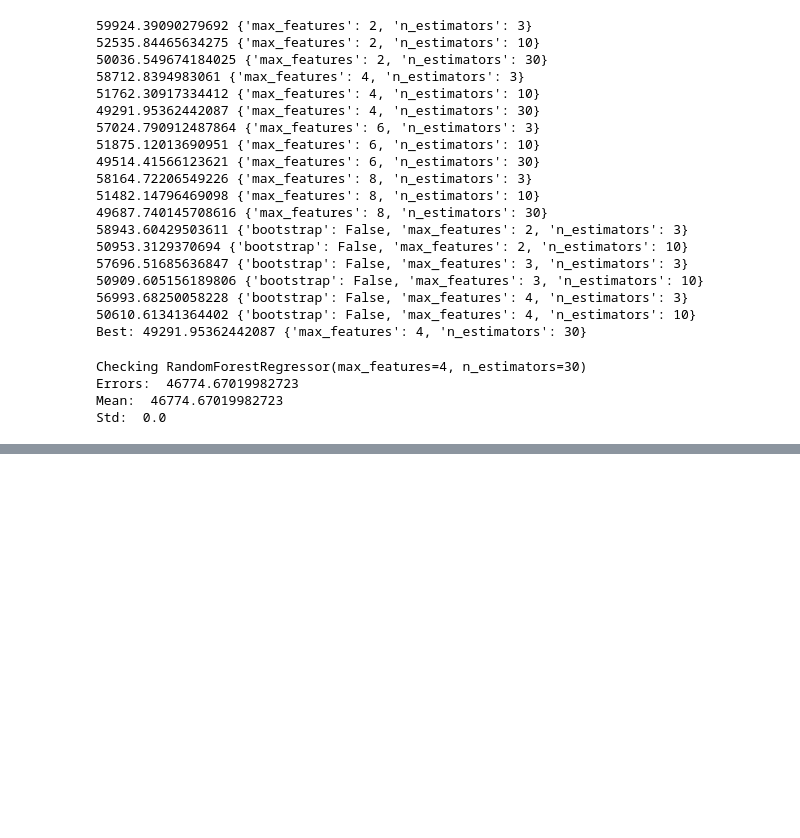
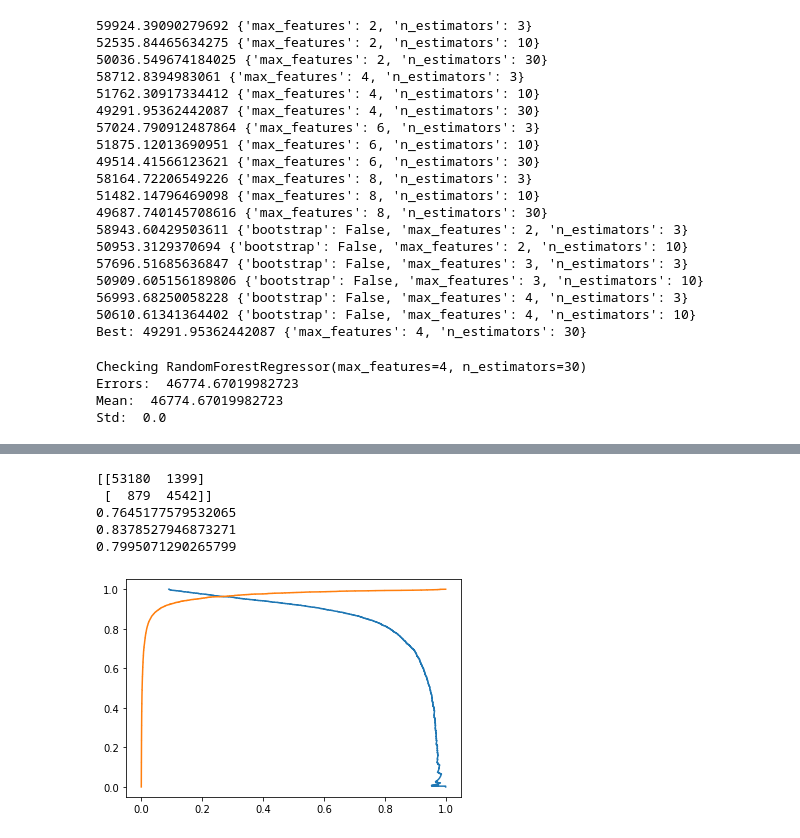
Before and after one commit to JustBeYou/MachineLearningStanford, a Jupyter notebook: hands_on/Hands-On Machine Learning.ipynb, the cells around one changed output, grey strips where cells are left out. Drawn from its saved outputs; the diff is of its cells as text; code cells hidden in the pictures; blank space fills up the shorter version.

```diff
--- a/hands_on/Hands-On Machine Learning.ipynb
+++ b/hands_on/Hands-On Machine Learning.ipynb
@@ -381,0 +397,7 @@ Std:  0.0
+# %%
+train_set_size = 60000
+X_train, X_test, y_train, y_test = X[:train_set_size], X[train_set_size:], y[:train_set_size], y[train_set_size:]
+
+import numpy as np
+perm = np.random.permutation(train_set_size)
+X_train, y_train = X_train[perm], y_train[perm]
@@ -381,0 +418,21 @@ Std:  0.0
+# %%
+from sklearn.model_selection import cross_val_predict
+
+pred = cross_val_predict(sgd_model, X_train, y_train_5, cv=3)
+# %%
+from sklearn.metrics import confusion_matrix, precision_score, recall_score, f1_score, roc_curve, precision_recall_curve
+
+
+print (confusion_matrix(y_train_5, pred))
+print (precision_score(y_train_5, pred)) # TP/(TP+FP)
+print (recall_score(y_train_5, pred)) # TP(TP+FN)
+print (f1_score(y_train_5, pred)) # harmonic mean of percision and recall
+
+y_scores = cross_val_predict(sgd_model, X_train, y_train_5, cv=3,method="decision_function")
+# %% [output]
+[[53180  1399]
+ [  879  4542]]
+0.7645177579532065
+0.8378527946873271
+0.7995071290265799
+[figure, added]
```
Also changed, not shown: parts of 12 cells of this notebook.
